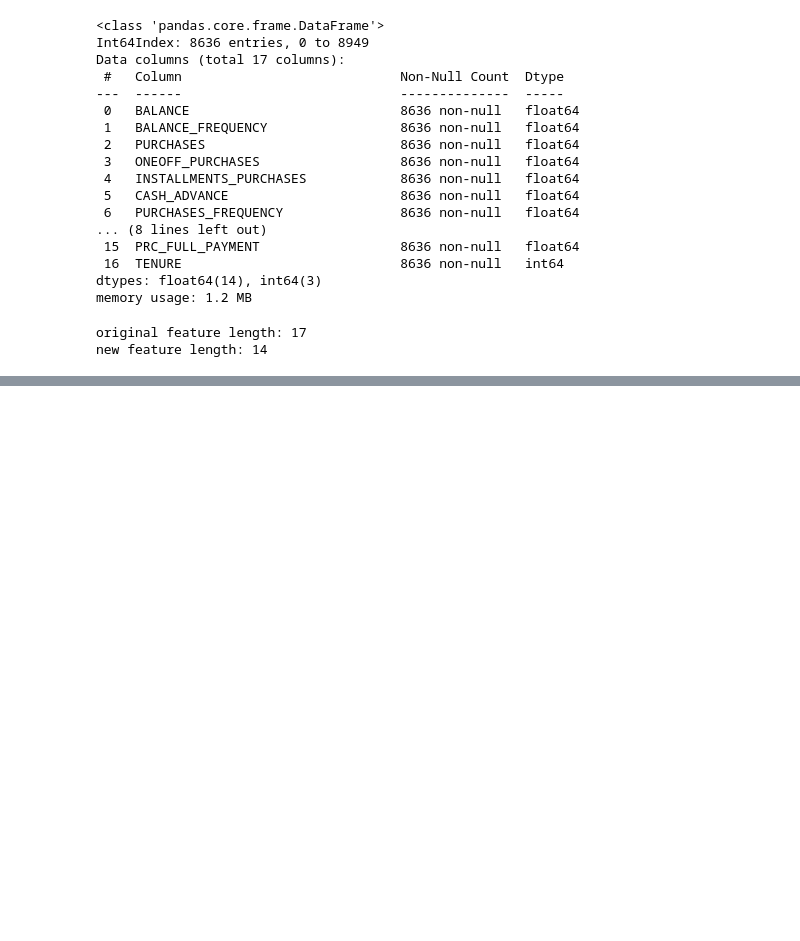
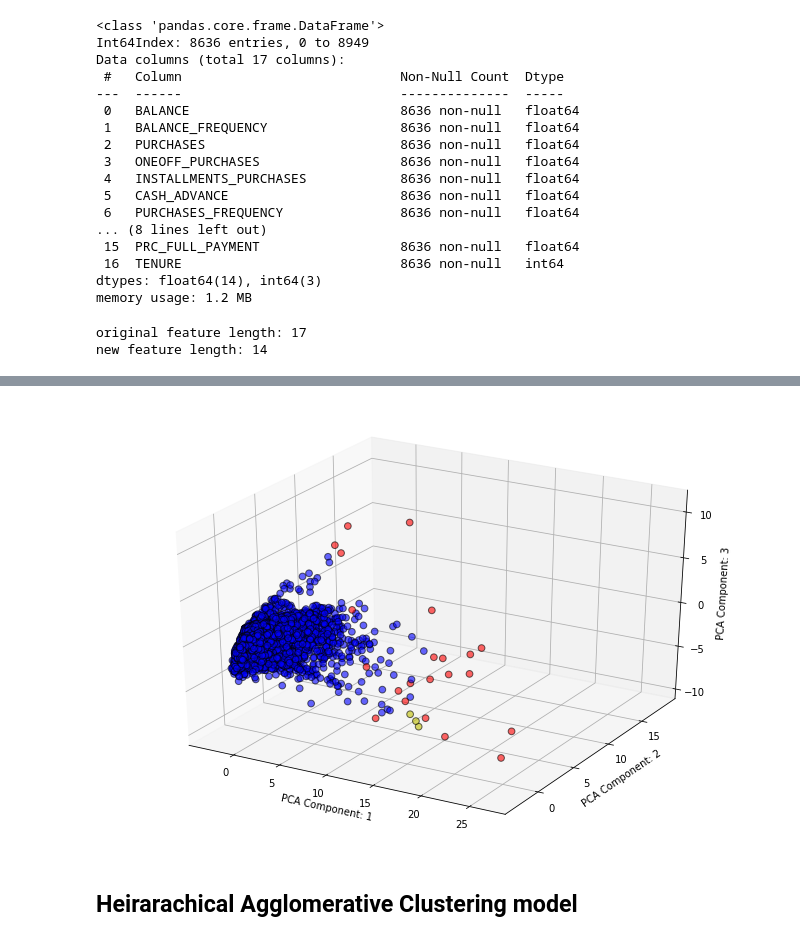
Before and after one commit to RPerron91/capstone3, a Jupyter notebook: capstone3.ipynb, the cells around one changed output, grey strips where cells are left out. Saved outputs shown, nothing was run; the diff lists cells and outputs as text; code cells hidden in the pictures; blank space fills up the shorter version.

```diff
--- a/capstone3.ipynb
+++ b/capstone3.ipynb
@@ -205,0 +203,8 @@ def best_gmm_cluster(scaled, clusters):
+# %%
+# Coloring based on second best scoring dbscan
+next_dbscan_colors = get_colors(dbscan_labels2, palette)
+graph3dPCA(next_dbscan_colors, pca_3components)
+# %% [output]
+[figure, added]
+# %% [markdown]
+## Heirarachical Agglomerative Clustering model
```
Also changed, not shown: parts of 55 cells of this notebook.
